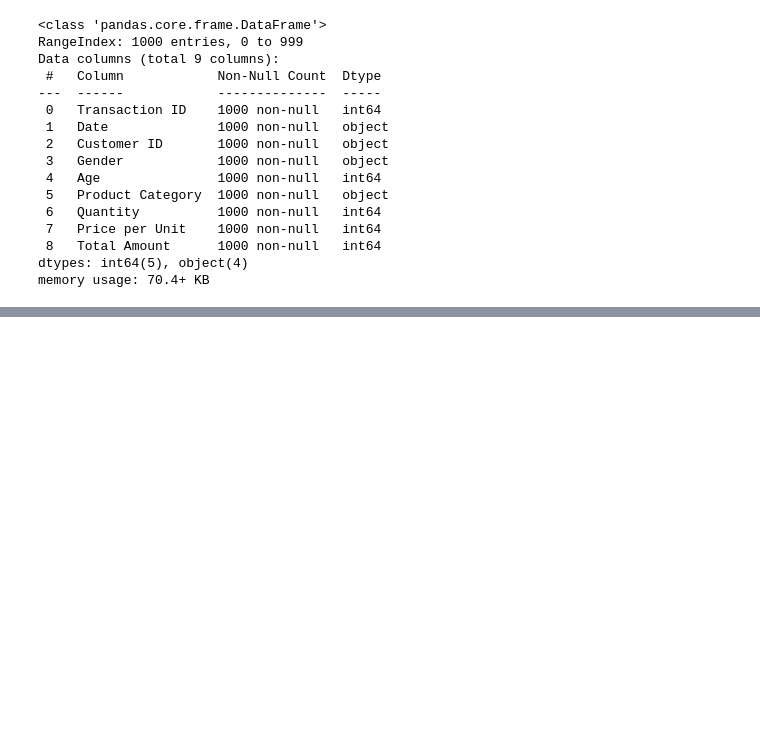
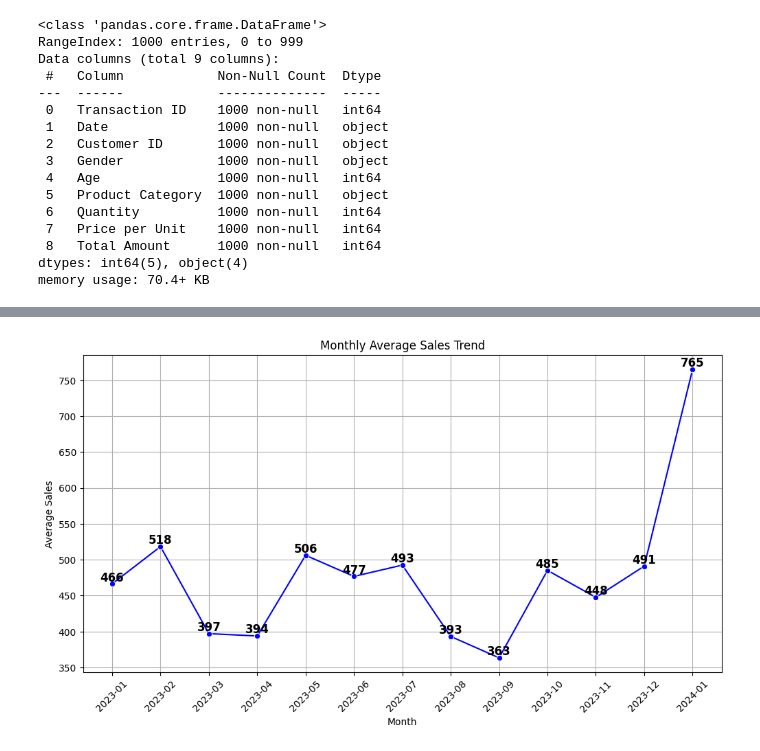
Before and after one commit to AbrahimSA/Retail_Sales, a Jupyter notebook: 1_EDA.ipynb, the cells around one changed output, grey strips where cells are left out. Drawn from its saved outputs; the diff is of its cells as text; code cells hidden in the pictures; blank space fills up the shorter version.

```diff
--- a/1_EDA.ipynb
+++ b/1_EDA.ipynb
@@ -53,0 +262,35 @@ df.describe()
+# %%
+# Ensure the Date column is in datetime format
+df["Date"] = pd.to_datetime(df["Date"], errors="coerce")
+
+# Extract Year-Month for grouping
+df["Year-Month"] = df["Date"].dt.to_period("M")
+# %%
+# Plot Monthly Average Sales
+
+# Calculate the Monthly Average Sales
+monthly_avg_sales = df.groupby("Year-Month")["Total Amount"].mean().reset_index()
+
+# Convert Period format to String for plotting
+monthly_avg_sales["Year-Month"] = monthly_avg_sales["Year-Month"].astype(str)
+
+# Plot the Monthly Average Sales
+plt.figure(figsize=(12, 6))
+sns.lineplot(data=monthly_avg_sales, x="Year-Month", y="Total Amount", marker="o", color="b")
+
+# Annotate each point with its value
+for i, row in monthly_avg_sales.iterrows():
+    plt.text(row["Year-Month"], row["Total Amount"], f"{row['Total Amount']:.0f}",
+             ha='center', va='bottom', fontsize=12, color='black', weight='bold')
+
+# Formatting the plot
+plt.xlabel("Month")
+plt.ylabel("Average Sales")
+plt.title("Monthly Average Sales Trend")
+plt.xticks(rotation=45)  # Rotate x-axis labels for readability
+plt.grid(True)
+
+# Show the plot
+plt.show()
+# %% [output]
+[figure, added]
```
Also changed, not shown: parts of 20 cells of this notebook, 1 other file.
